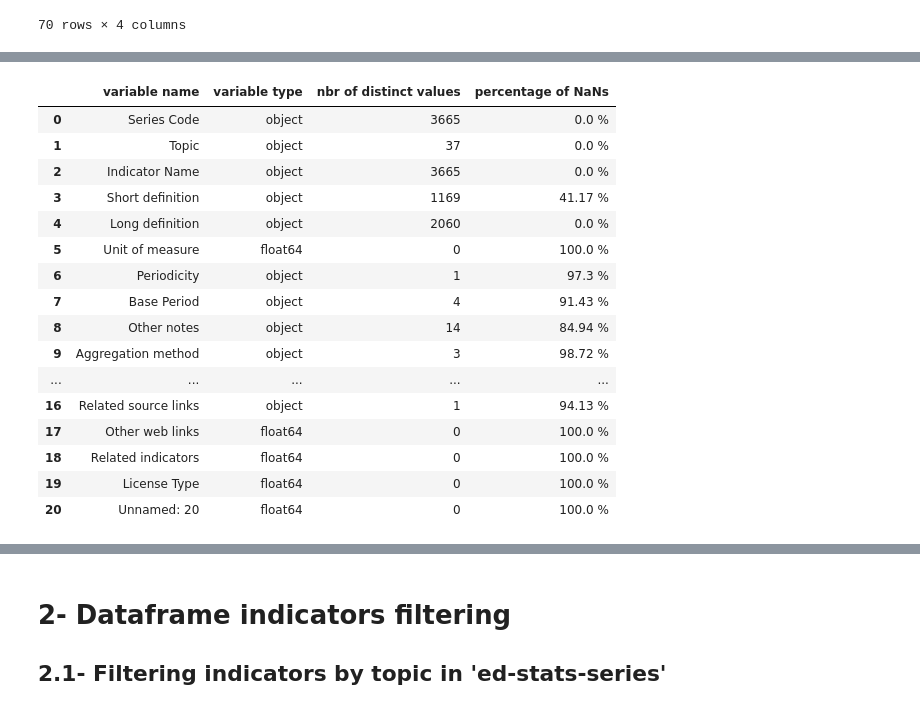
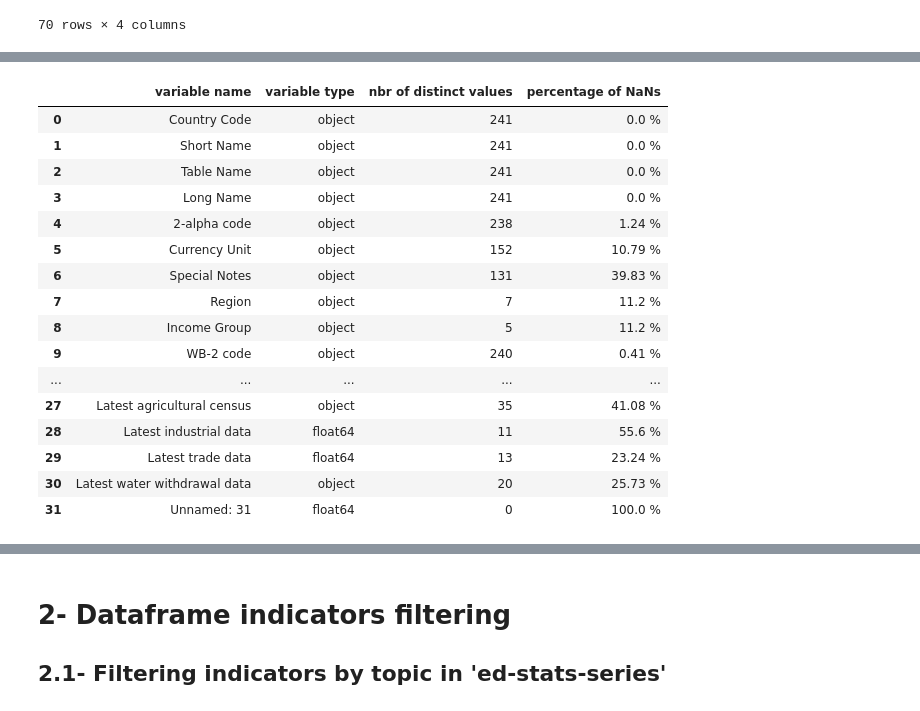
Before and after one commit to Soumaya-kh/P1_Academy, a Jupyter notebook: P2_01_notebook.ipynb, the cells around one changed output, grey strips where cells are left out. Cells and saved outputs as stored; diff of their text form; code cells hidden in the pictures.

```diff
--- a/P2_01_notebook.ipynb
+++ b/P2_01_notebook.ipynb
@@ -92,22 +85,22 @@ ed_stats_series.describe(include='all')
 | max | NaN | NaN | NaN | NaN | NaN | NaN | NaN | ... |
 11 rows × 21 columns
 # %%
-variable_survey(ed_stats_series)
+variable_survey(ed_stats_country)
 # %% [output]
 |  | variable name | variable type | nbr of distinct values | percentage of NaNs |
-| 0 | Series Code | object | 3665 | 0.0 % |
-| 1 | Topic | object | 37 | 0.0 % |
-| 2 | Indicator Name | object | 3665 | 0.0 % |
-| 3 | Short definition | object | 1169 | 41.17 % |
-| 4 | Long definition | object | 2060 | 0.0 % |
-| 5 | Unit of measure | float64 | 0 | 100.0 % |
-| 6 | Periodicity | object | 1 | 97.3 % |
-| 7 | Base Period | object | 4 | 91.43 % |
-| 8 | Other notes | object | 14 | 84.94 % |
-| 9 | Aggregation method | object | 3 | 98.72 % |
+| 0 | Country Code | object | 241 | 0.0 % |
+| 1 | Short Name | object | 241 | 0.0 % |
+| 2 | Table Name | object | 241 | 0.0 % |
+| 3 | Long Name | object | 241 | 0.0 % |
+| 4 | 2-alpha code | object | 238 | 1.24 % |
+| 5 | Currency Unit | object | 152 | 10.79 % |
+| 6 | Special Notes | object | 131 | 39.83 % |
+| 7 | Region | object | 7 | 11.2 % |
+| 8 | Income Group | object | 5 | 11.2 % |
+| 9 | WB-2 code | object | 240 | 0.41 % |
 | ... | ... | ... | ... | ... |
-| 16 | Related source links | object | 1 | 94.13 % |
-| 17 | Other web links | float64 | 0 | 100.0 % |
-| 18 | Related indicators | float64 | 0 | 100.0 % |
-| 19 | License Type | float64 | 0 | 100.0 % |
-| 20 | Unnamed: 20 | float64 | 0 | 100.0 % |
+| 27 | Latest agricultural census | object | 35 | 41.08 % |
+| 28 | Latest industrial data | float64 | 11 | 55.6 % |
+| 29 | Latest trade data | float64 | 13 | 23.24 % |
+| 30 | Latest water withdrawal data | object | 20 | 25.73 % |
+| 31 | Unnamed: 31 | float64 | 0 | 100.0 % |
```
Also changed, not shown: parts of 30 cells of this notebook.
